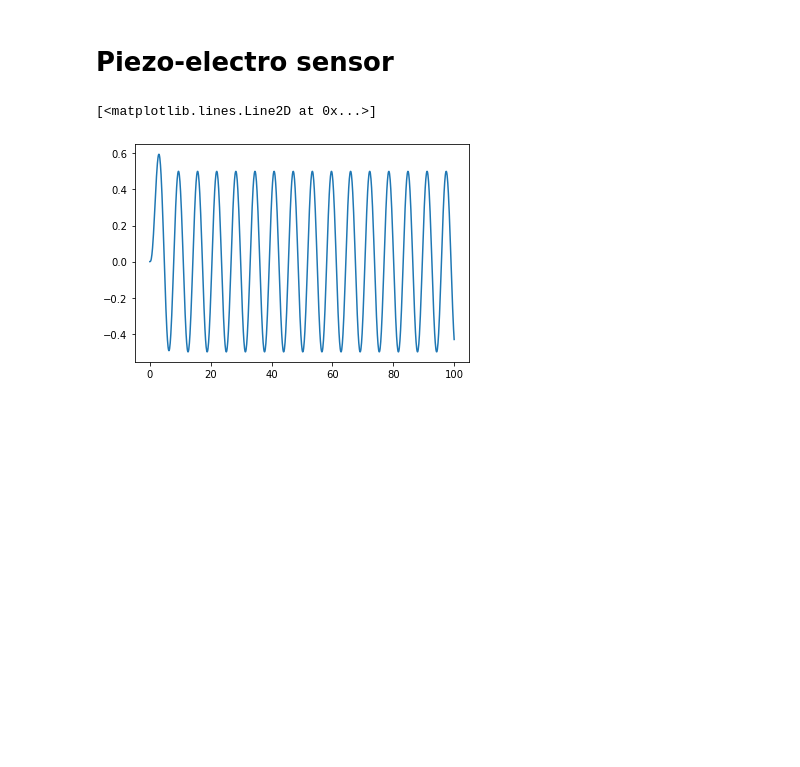
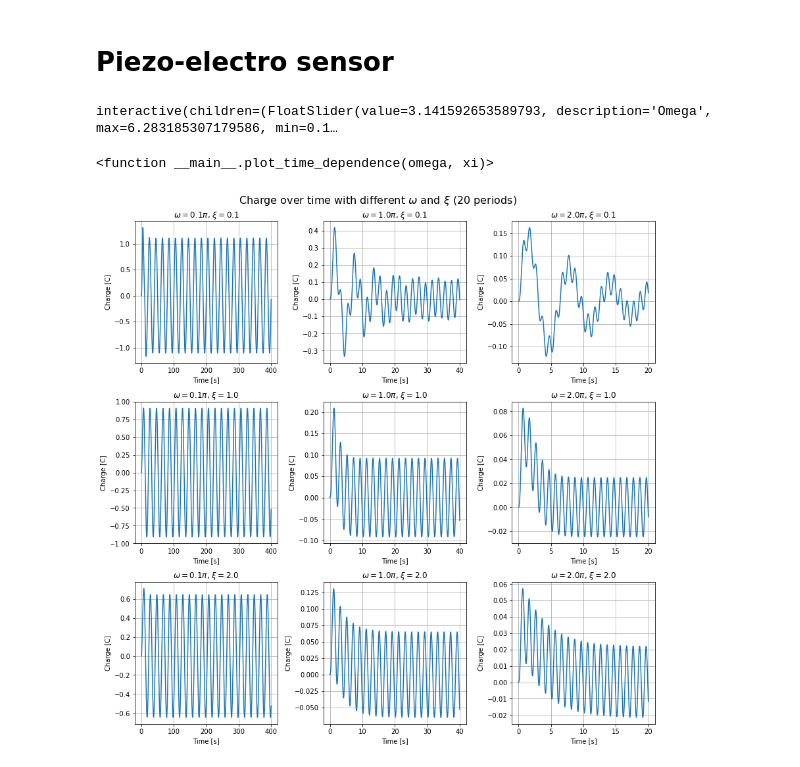
Before and after one commit to nicmontalti/CMST, a Jupyter notebook: p2/Project_2.2_S4947231.ipynb, the cells around one changed output. Drawn from its saved outputs; the diff is of its cells as text; code cells hidden in the pictures; blank space fills up the shorter version.

Commit message:
added multiple and interactive plots

```diff
--- a/p2/Project_2.2_S4947231.ipynb
+++ b/p2/Project_2.2_S4947231.ipynb
@@ -46,7 +49,7 @@ def q_vector_derivative(t, q_vector, omega, omega_0, xi, d):
 
     return np.array([q0_d, q1_d])
 
-def solve_differential_equation(time_points, initial_condition, omega, omega_0=1, xi=1, d=1, alpha=0):
+def solve_differential_equation(periods, initial_condition, omega, omega_0=1, xi=1, d=1, alpha=0):
     '''
     Solve the differential equation q_vector(t)' = q_vector_derivative(t, omega, omega_0, xi, d, alpha)
 
@@ -65,7 +68,10 @@ def solve_differential_equation(time_points, initial_condition, omega, omega_0=1
     (time_points, q_vector_solution)
     '''
 
-    ode_solution = solve_ivp(q_vector_derivative, (time_points[0], time_points[-1]),
+    total_time = periods * 2 * np.pi / omega
+    time_points = np.linspace(0, total_time, 1000)
+
+    ode_solution = solve_ivp(q_vector_derivative, (0, total_time),
                              initial_condition, t_eval=time_points,
                              args=(omega, omega_0, xi, d))
 
@@ -78,5 +79,47 @@ t, qv = solve_differential_equation(time_points, initial_condition, 1)
-# %%
-plt.plot(t, qv[0])
-# %% [output]
-[<matplotlib.lines.Line2D at 0x...>]
-[figure, removed]
+# %%
+def plot_time_dependence(omega, xi):
+    periods = 20
+    initial_condition = np.array([0,0])
+    t, y = solve_differential_equation(periods, initial_condition, omega=omega, xi=xi)
+
+    fig, ax = plt.subplots()
+    ax.set_xlabel('Time [s]')
+    ax.set_ylabel('Charge [C]')
+    ax.plot(t, y[0])
+    fig.suptitle(r'Charge over time (20 periods)', fontsize=14)
+
+widget_omega = widgets.FloatSlider(np.pi, min=0.1, max=np.pi*2, description='Omega')
+widget_xi = widgets.FloatSlider(1, min=0, max=2, description='Xi')
+
+widgets.interact(plot_time_dependence, omega = widget_omega, xi=widget_xi)
+# %% [output]
+interactive(children=(FloatSlider(value=3.141592653589793, description='Omega', max=6.283185307179586, min=0.1…
+<function __main__.plot_time_dependence(omega, xi)>
+# %%
+periods = 20                                 #the differential equation is solved for a time of 10 periods
+initial_condition = np.array([0,0])
+
+omegas = np.array([0.1, 1, 2]) * np.pi
+xis = np.array([0.1, 1, 2])
+parameters = np.array(np.meshgrid(omegas, xis)).reshape(2,9)
+solutions = np.zeros((2,1000, 9))
+time_points = np.zeros((1000, 9))
+
+for i in range(0, parameters.shape[-1]):
+    time_points[...,i], solutions[...,i] = solve_differential_equation(periods, initial_condition, omega=parameters[0,i], xi=parameters[1,i])
+
+fig = plt.figure(figsize=(12,12))
+axs = fig.subplots(3, 3)
+
+axs = axs.reshape(9)
+for i in range(0,9):
+    axs[i].plot(time_points[:,i], solutions[0,:,i])
+    axs[i].set_xlabel('Time [s]')
+    axs[i].set_ylabel('Charge [C]')
+    axs[i].grid(True)
+    axs[i].set_title(r'$\omega=${omega}$\pi$, $\xi=${xi}'.format(omega=parameters[0,i]/np.pi, xi=parameters[1,i]))
+
+fig.suptitle(r'Charge over time with different $\omega$ and $\xi$ (20 periods)', fontsize=16)
+fig.tight_layout()
+# %% [output]
+[figure, added]
```
Also changed, not shown: parts of 2 cells of this notebook.
